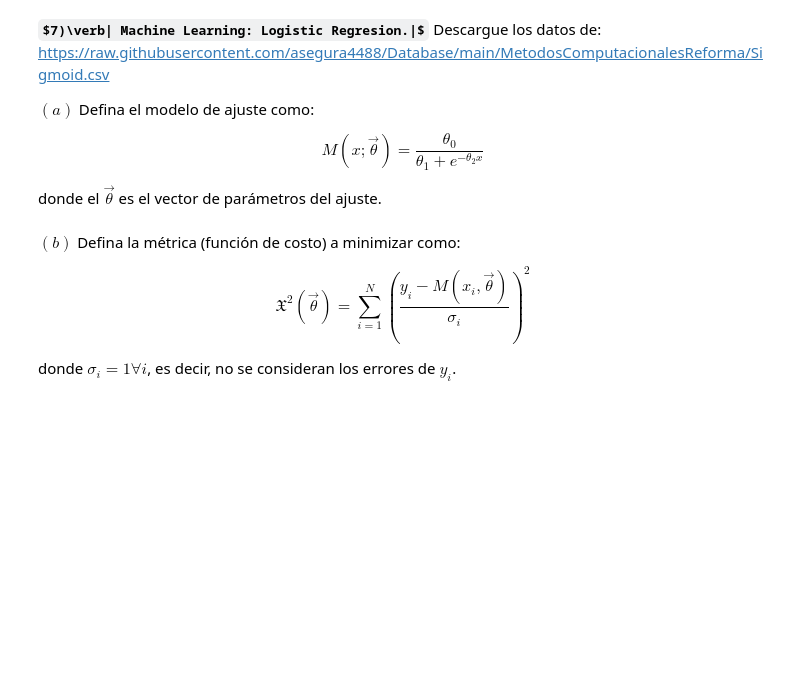
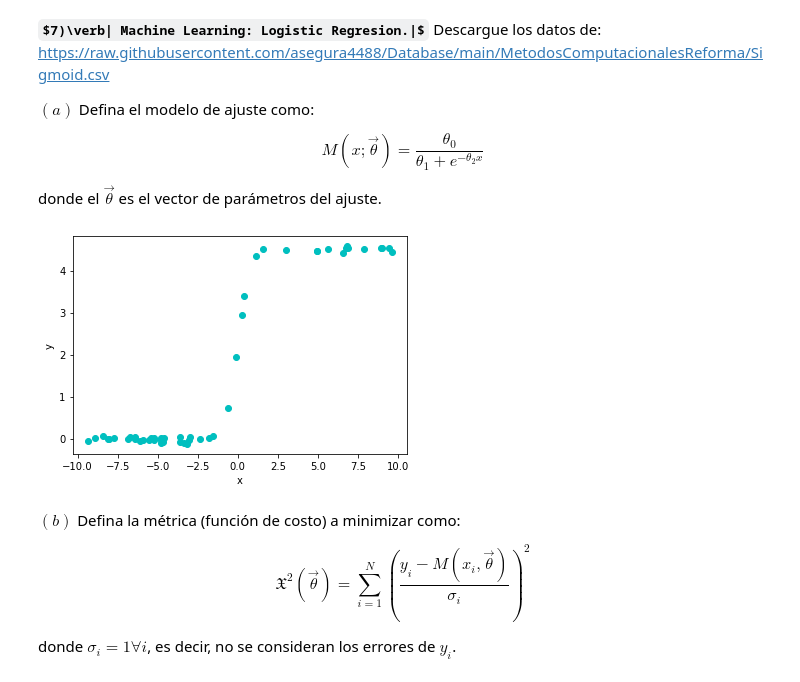
Before and after one commit to ThomasAnkhe/Metodos1_ClaudiaCuellar-ThomasAndrade, a Jupyter notebook: Tercer Taller/Métodos_Taller3.ipynb, the cells around one changed output. Cells and saved outputs as stored; diff of their text form; code cells hidden in the pictures; some formulas as TeX source; blank space fills up the shorter version.

```diff
--- a/Tercer Taller/Métodos_Taller3.ipynb
+++ b/Tercer Taller/Métodos_Taller3.ipynb
@@ -1015,3 +1083,14 @@ $(a)$ Defina el modelo de ajuste como:
 $$M(x;\vec{\theta}) = \frac{\theta_{0}}{\theta_{1} + e^{-\theta_{2}x}}$$
 
 donde el $\vec{\theta}$ es el vector de parámetros del ajuste.
+# %%
+#Carga de datos.
+url = 'https://raw.githubusercontent.com/asegura4488/Database/main/MetodosComputacionalesReforma/Sigmoid.csv'
+data = pd.read_csv(url)
+
+plt.scatter(data['x'], data['y'],color='c')
+plt.xlabel('x')
+plt.ylabel('y')
+plt.show()
+# %% [output]
+[figure, added]
```
Also changed, not shown: parts of 13 cells of this notebook.
